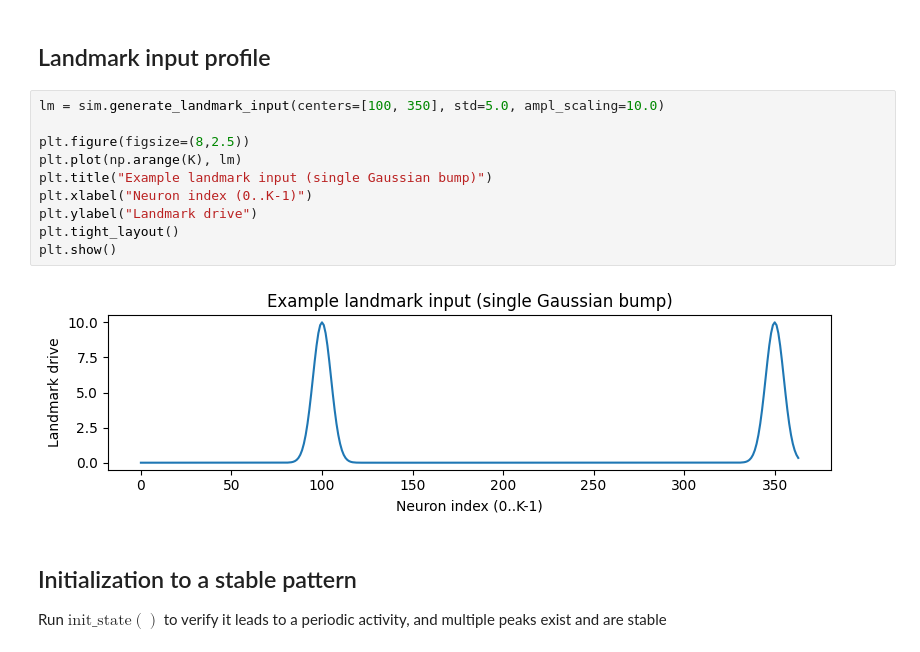
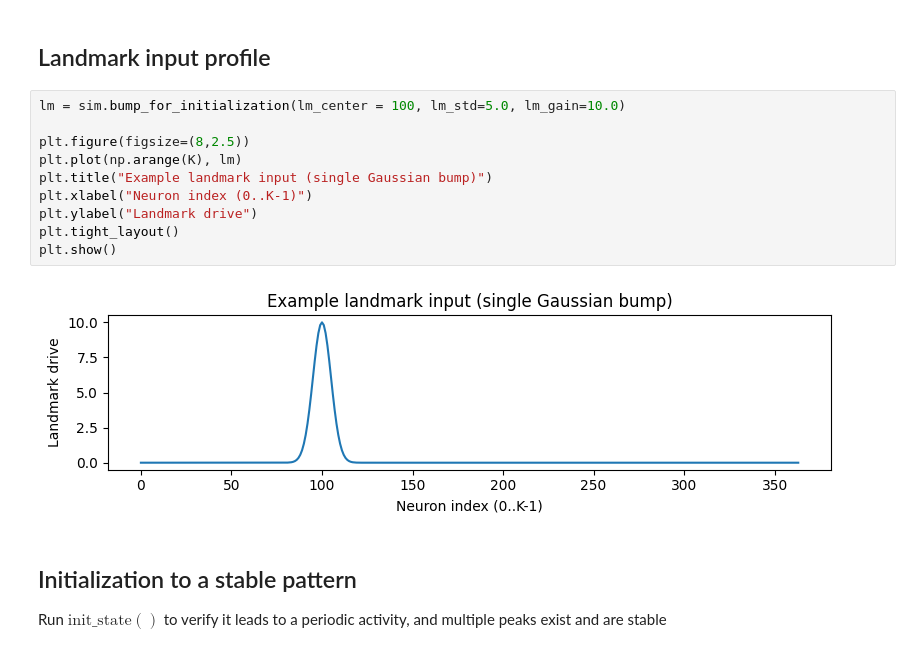
Before and after one commit to claramont/mental-navigation, a Jupyter notebook: src/mental_navigation/CAN/CAN_notebook.ipynb, the cells around one changed output. Drawn from its saved outputs; the diff is of its cells as text.

```diff
--- a/src/mental_navigation/CAN/CAN_notebook.ipynb
+++ b/src/mental_navigation/CAN/CAN_notebook.ipynb
@@ -273,17 +284,17 @@ Deg 180 -> idx: 182.0
 # %% [markdown]
 ## Landmark input profile
 # %%
-lm = sim.generate_landmark_input(centers=[100, 350], std=5.0, ampl_scaling=10.0)
+lm = sim.bump_for_initialization(lm_center = 100, lm_std=5.0, lm_gain=10.0)
 
 plt.figure(figsize=(8,2.5))
 plt.plot(np.arange(K), lm)
 plt.title("Example landmark input (single Gaussian bump)")
 plt.xlabel("Neuron index (0..K-1)")
 plt.ylabel("Landmark drive")
 plt.tight_layout()
 plt.show()
 # %% [output]
-[figure, old version]
+[figure, new version]
 # %% [markdown]
 ## Initialization to a stable pattern
 Run $\text{init\_state}()$ to verify it leads to a periodic activity, and multiple peaks exist and are stable
```
Also changed, not shown: parts of 50 cells of this notebook, 2 other files.
